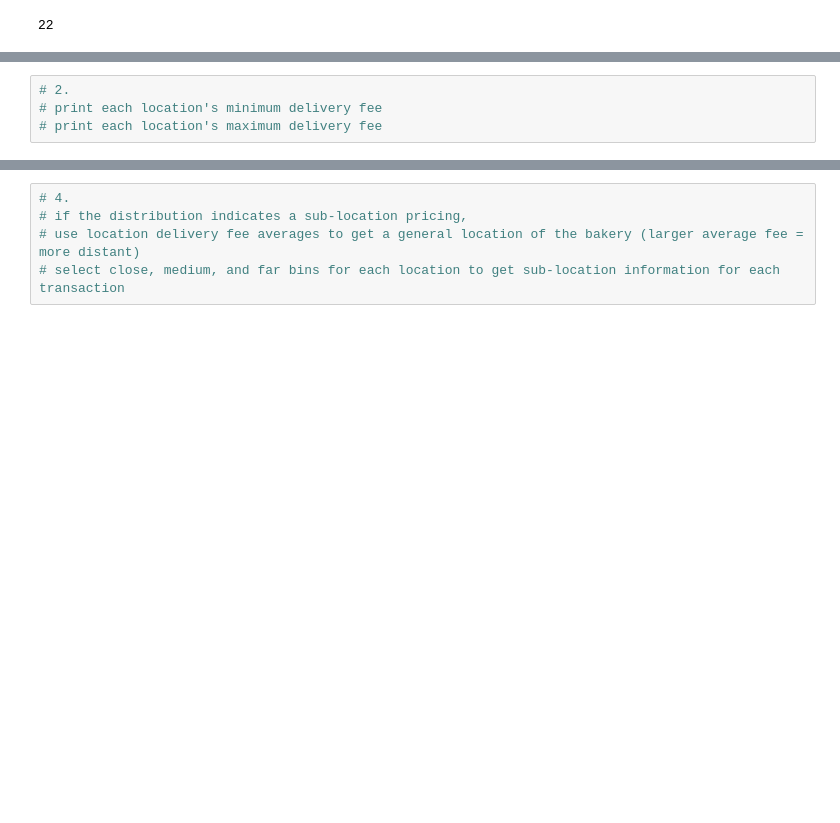
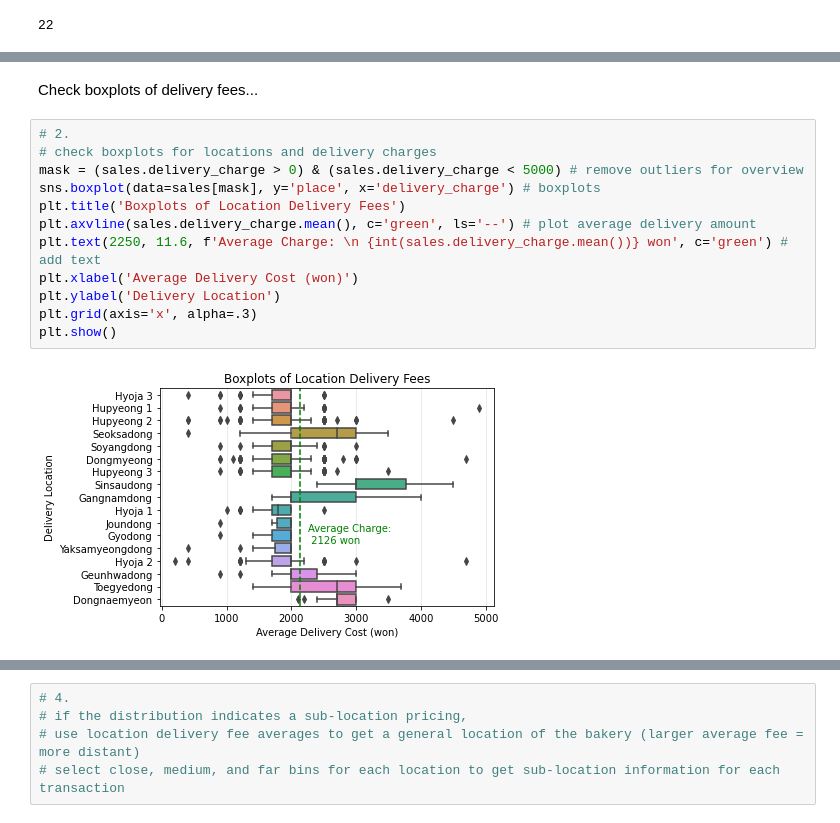
Before and after one commit to JacobPaxton/bakery-sales, a Jupyter notebook: explore.ipynb, the cells around one changed output, grey strips where cells are left out. Saved outputs shown, nothing was run; the diff lists cells and outputs as text; blank space fills up the shorter version.

```diff
--- a/explore.ipynb
+++ b/explore.ipynb
@@ -299,4 +332,16 @@ sales['delivery_charge'] = sales['total'] - sales['items_charge']
+# %% [markdown]
+Check boxplots of delivery fees...
 # %%
 # 2.
-# print each location's minimum delivery fee
-# print each location's maximum delivery fee
+# check boxplots for locations and delivery charges
+mask = (sales.delivery_charge > 0) & (sales.delivery_charge < 5000) # remove outliers for overview
+sns.boxplot(data=sales[mask], y='place', x='delivery_charge') # boxplots
+plt.title('Boxplots of Location Delivery Fees')
+plt.axvline(sales.delivery_charge.mean(), c='green', ls='--') # plot average delivery amount
+plt.text(2250, 11.6, f'Average Charge: \n {int(sales.delivery_charge.mean())} won', c='green') # add text
+plt.xlabel('Average Delivery Cost (won)')
+plt.ylabel('Delivery Location')
+plt.grid(axis='x', alpha=.3)
+plt.show()
+# %% [output]
+[figure, added]
```
Also changed, not shown: parts of 22 cells of this notebook.
